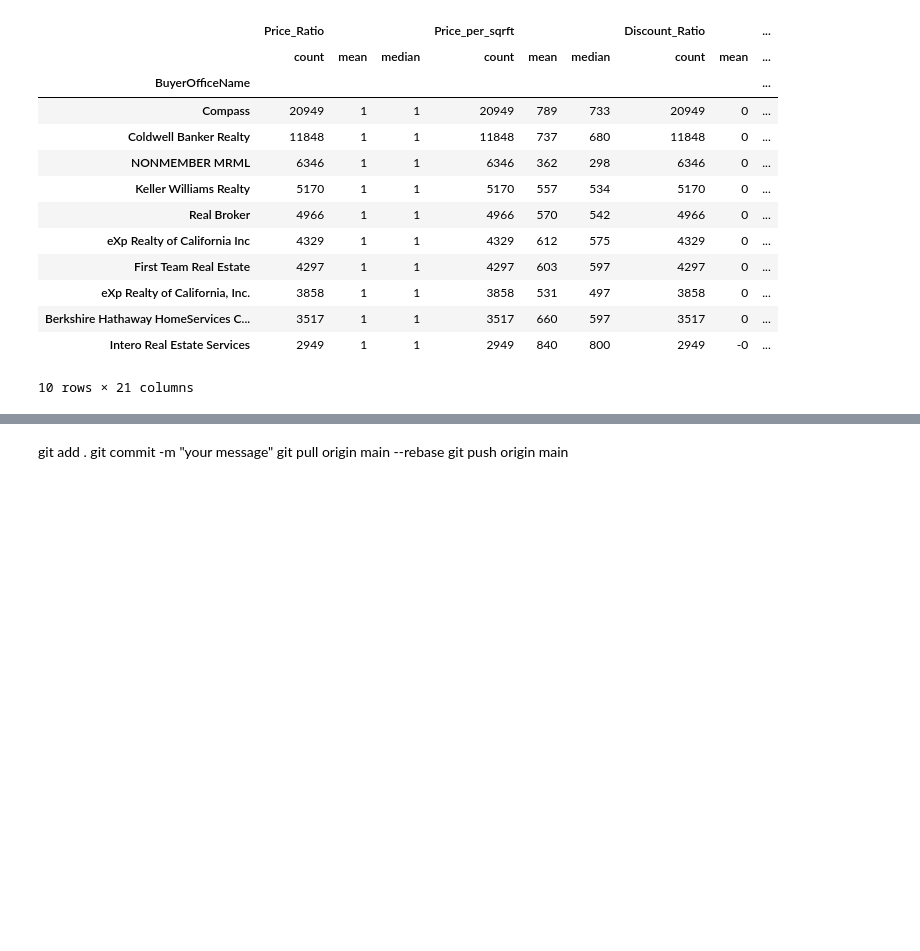
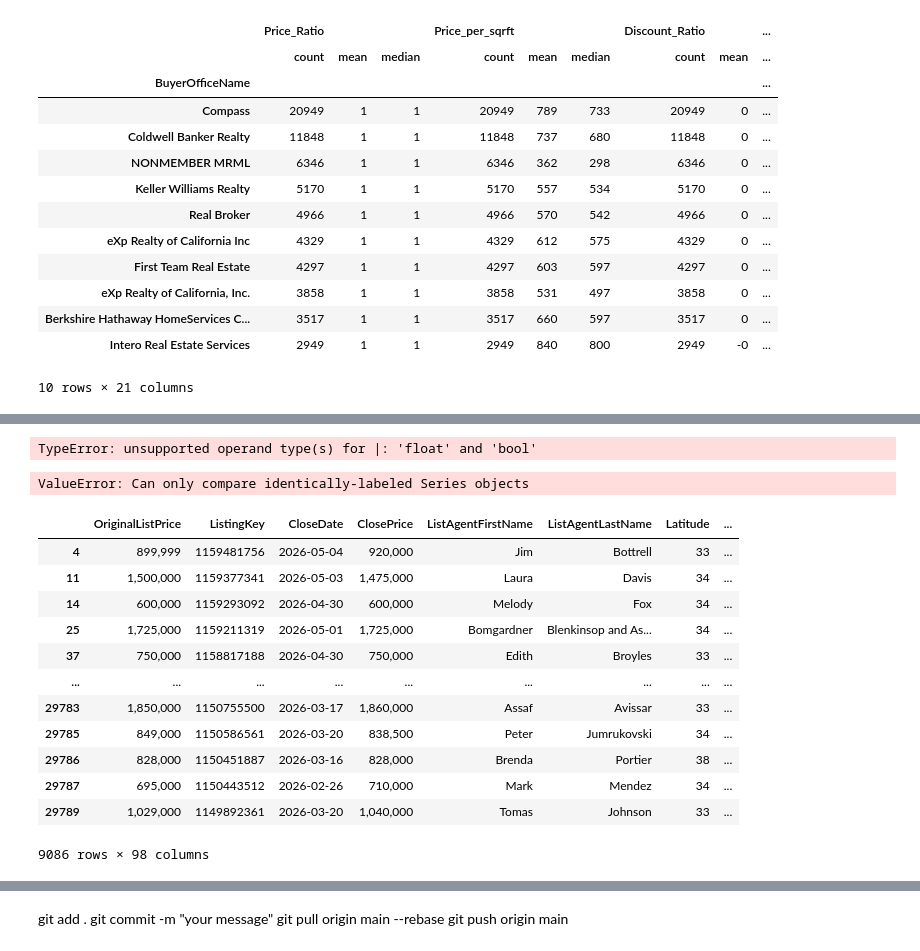
Before and after one commit to DeeptiKhetan/idx-data-analyst, a Jupyter notebook: analysis.ipynb, the cells around one changed output, grey strips where cells are left out. Drawn from its saved outputs; the diff is of its cells as text; code cells hidden in the pictures; blank space fills up the shorter version.

```diff
--- a/analysis.ipynb
+++ b/analysis.ipynb
@@ -1437,0 +1441,12 @@ display(buyeroffice_summary.head(10))
+# %%
+cols = ['ClosePrice', 'LotSizeSquareFeet', 'DaysOnMarket']
+
+Q1 = sold[cols].quantile(0.25)
+Q3 = sold[cols].quantile(0.75)
+
+print(Q1)
+print(Q3)
+
+IQR = Q3 - Q1
+lower = Q1 - 1.5 * IQR
+upper = Q3 + 1.5 * IQR
@@ -1437,0 +1462,30 @@ display(buyeroffice_summary.head(10))
+# %%
+sold["days_on_market_flag"] = (sold["DaysOnMarket"] <= Q1 | sold["DaysOnMarket"] >= Q3)
+sold["SQR_feet_flag"]= (sold["LotSizeSquareFeet"] < Q1 | sold["LotSizeSquareFeet"] > Q3)
+sold["Close_price_flag"] =( sold["ClosePrice"]| sold["ClosePrice"] > Q3 )
+# %% [output]
+TypeError: unsupported operand type(s) for |: 'float' and 'bool'
+# %%
+
+IQR = Q3 - Q1
+lower = Q1 - 1.5 * IQR
+upper = Q3 + 1.5 * IQR
+clean_sold = sold[(sold['ClosePrice'] >= lower) & (sold['ClosePrice'] <= upper)]
+# %% [output]
+ValueError: Can only compare identically-labeled Series objects
+# %%
+clean_sold
+# %% [output]
+|  | OriginalListPrice | ListingKey | CloseDate | ClosePrice | ListAgentFirstName | ListAgentLastName | Latitude | ... |
+| 4 | 899,999 | 1159481756 | 2026-05-04 | 920,000 | Jim | Bottrell | 33 | ... |
+| 11 | 1,500,000 | 1159377341 | 2026-05-03 | 1,475,000 | Laura | Davis | 34 | ... |
+| 14 | 600,000 | 1159293092 | 2026-04-30 | 600,000 | Melody | Fox | 34 | ... |
+| 25 | 1,725,000 | 1159211319 | 2026-05-01 | 1,725,000 | Bomgardner | Blenkinsop and As... | 34 | ... |
+| 37 | 750,000 | 1158817188 | 2026-04-30 | 750,000 | Edith | Broyles | 33 | ... |
+| ... | ... | ... | ... | ... | ... | ... | ... | ... |
+| 29783 | 1,850,000 | 1150755500 | 2026-03-17 | 1,860,000 | Assaf | Avissar | 33 | ... |
+| 29785 | 849,000 | 1150586561 | 2026-03-20 | 838,500 | Peter | Jumrukovski | 34 | ... |
+| 29786 | 828,000 | 1150451887 | 2026-03-16 | 828,000 | Brenda | Portier | 38 | ... |
+| 29787 | 695,000 | 1150443512 | 2026-02-26 | 710,000 | Mark | Mendez | 34 | ... |
+| 29789 | 1,029,000 | 1149892361 | 2026-03-20 | 1,040,000 | Tomas | Johnson | 33 | ... |
+9086 rows × 98 columns
```
Also changed, not shown: parts of 5 cells of this notebook.
